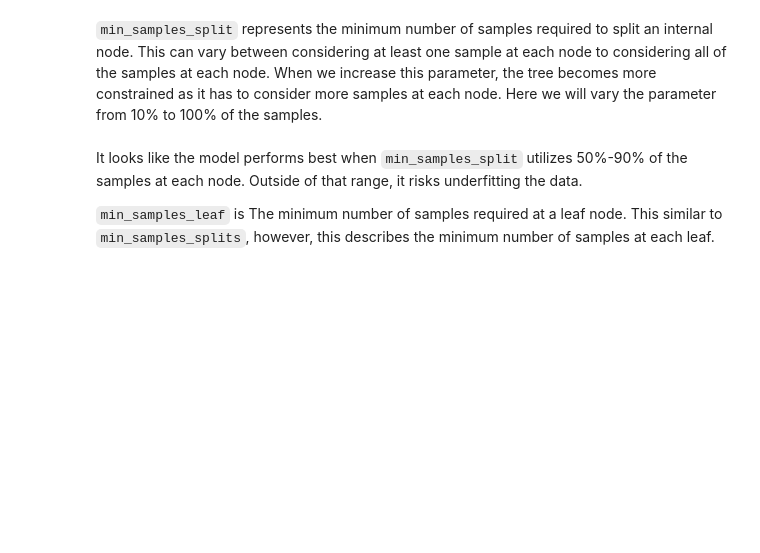
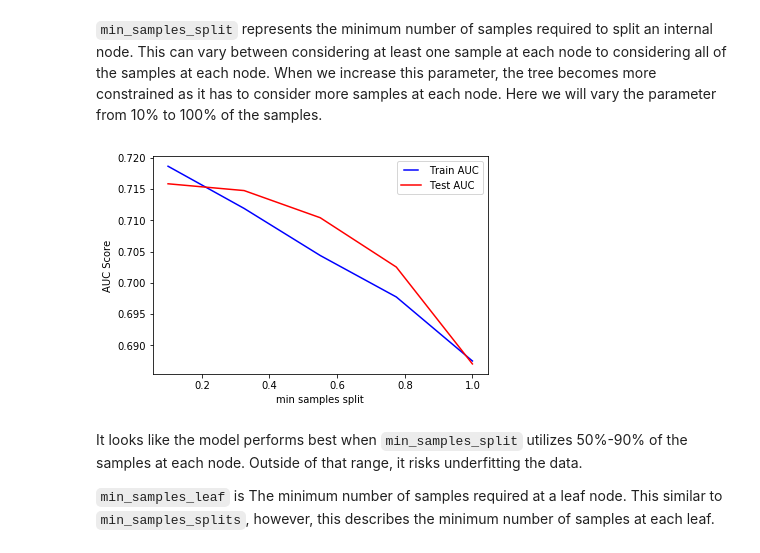
Before and after one commit to aarondelgiudice/thinkful, a Jupyter notebook: Unit_3/Lesson_5/3.5.3a_Challenge.ipynb, the cells around one changed output. Saved outputs shown, nothing was run; the diff lists cells and outputs as text; code cells hidden in the pictures; blank space fills up the shorter version.

```diff
--- a/Unit_3/Lesson_5/3.5.3a_Challenge.ipynb
+++ b/Unit_3/Lesson_5/3.5.3a_Challenge.ipynb
@@ -223,30 +227,32 @@ This can vary between considering at least one sample at each node to considerin
 When we increase this parameter, the tree becomes more constrained as it has to consider more samples at each node.
 Here we will vary the parameter from 10% to 100% of the samples.
 # %%
-min_samples_splits = np.linspace(0.1, 1.0, 10, endpoint=True)
+min_samples_splits = np.linspace(0.1, 1.0, 5, endpoint=True)
 train_results = []
 test_results = []
 
 for min_samples_split in min_samples_splits:
    model = ensemble.GradientBoostingClassifier(min_samples_split=min_samples_split)
    model.fit(X_train, y_train)
    train_pred = model.predict(X_train)
    false_positive_rate, true_positive_rate, thresholds = roc_curve(y_train, train_pred)
    roc_auc = auc(false_positive_rate, true_positive_rate)
    train_results.append(roc_auc)
    y_pred = model.predict(X_test)
    false_positive_rate, true_positive_rate, thresholds = roc_curve(y_test, y_pred)
    roc_auc = auc(false_positive_rate, true_positive_rate)
    test_results.append(roc_auc)
 
 from matplotlib.legend_handler import HandlerLine2D
 line1, = plt.plot(min_samples_splits, train_results, 'b', label="Train AUC")
 line2, = plt.plot(min_samples_splits, test_results, 'r', label="Test AUC")
 
 plt.legend(handler_map={line1: HandlerLine2D(numpoints=2)})
 plt.ylabel('AUC Score')
 plt.xlabel('min samples split')
 plt.show()
+# %% [output]
+[figure, added]
 # %% [markdown]
 It looks like the model performs best when `min_samples_split` utilizes 50%-90% of the samples at each node.
 Outside of that range, it risks underfitting the data.
```
Also changed, not shown: parts of 17 cells of this notebook.
